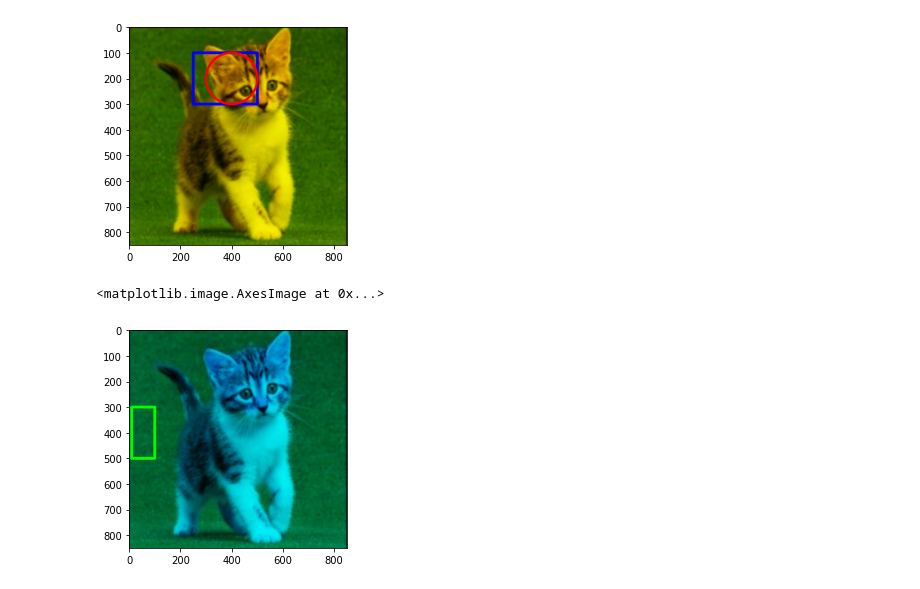
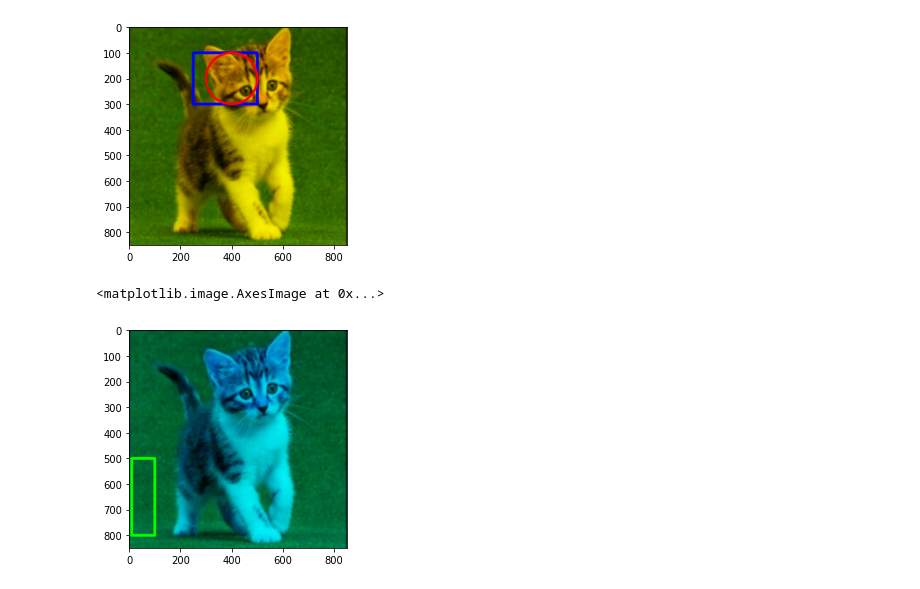
Before and after one commit to hafidhsajid/PCVK_Genap_2021, a Jupyter notebook: week2.ipynb, the cells around one changed output. Drawn from its saved outputs; the diff is of its cells as text; code cells hidden in the pictures.

```diff
--- a/week2.ipynb
+++ b/week2.ipynb
@@ -221,9 +221,9 @@ plt.imshow(imgt)
 # %%
 # 7. Buat rectangle pada bagian sudut bawah kiri channel B pada color space RGB dari citra kitten01.jpg
 
 imgt1 = cv.resize(img,(850,850))
-cv.rectangle(imgt1,pt1=(100,300),pt2=(10,500),color=(0,255,0),thickness=10)
+cv.rectangle(imgt1,pt1=(100,800),pt2=(10,500),color=(0,255,0),thickness=10)
 plt.imshow(imgt1)
 # %% [output]
 <matplotlib.image.AxesImage at 0x...>
-[figure, old version]
+[figure, new version]
```
